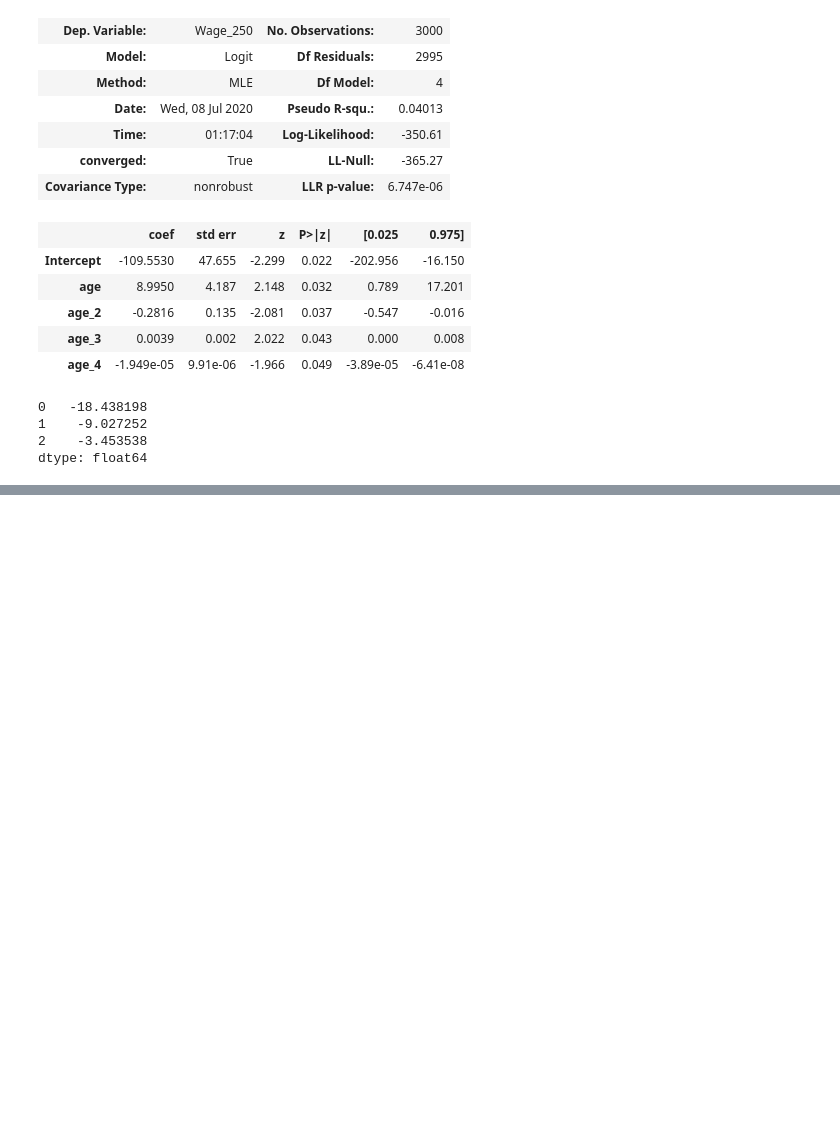
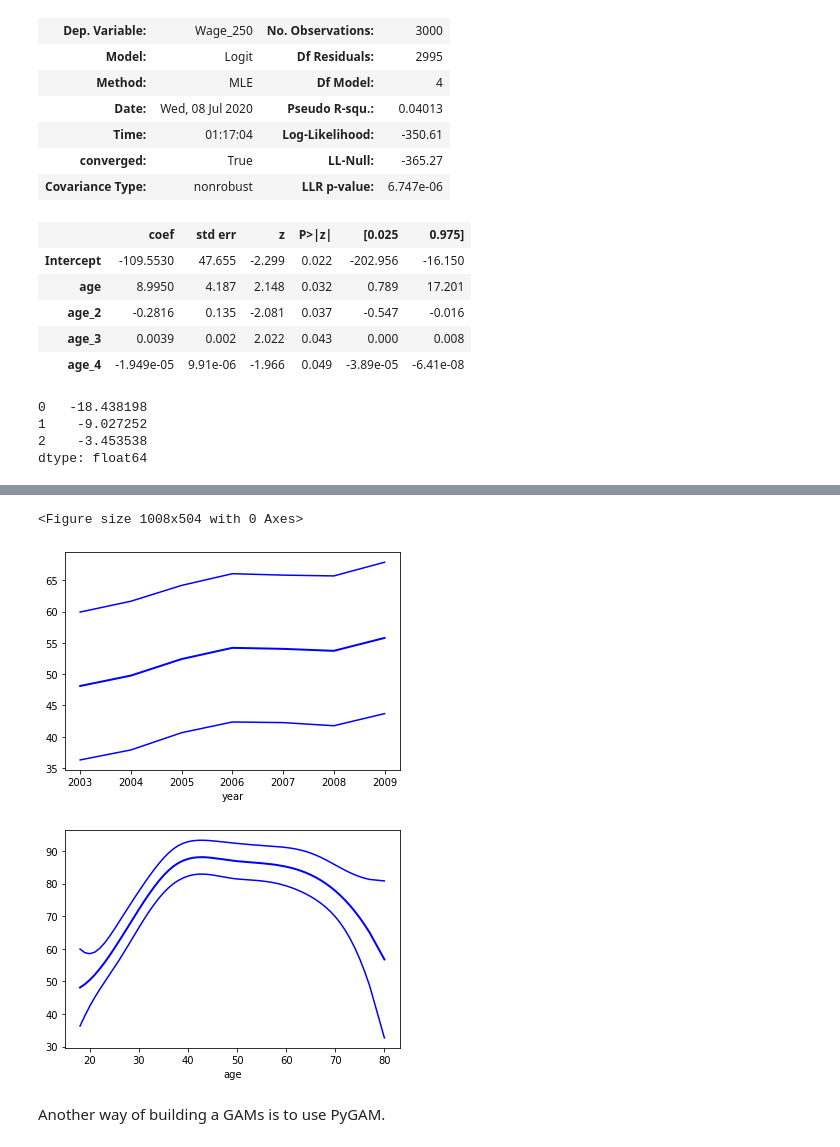
Before and after one commit to atystats/ISLR_Notes_codes, a Jupyter notebook: Chapter 7.ipynb, the cells around one changed output, grey strips where cells are left out. Saved outputs shown, nothing was run; the diff lists cells and outputs as text; code cells hidden in the pictures; blank space fills up the shorter version.

```diff
--- a/Chapter 7.ipynb
+++ b/Chapter 7.ipynb
@@ -622,0 +627,4 @@ The fitted values above are the log odds of Y = 1 and not the probability. To ge
+# %%
+# Creating a categorical varaible with 4 bins.
+Wage["age_step4"] = pd.cut(Wage.age, bins=4)
+Wage["age_step4"].value_counts()
@@ -622,0 +653,7 @@ The fitted values above are the log odds of Y = 1 and not the probability. To ge
+# %%
+x_spline = Wage[["year","age"]] # Selecting variables for spline
+bs4 = BSplines(x_spline, df=[5,6], degree=[3,3]) # Creating a spline for year and age variable with 4 and 5 df.
+
+# This model has spline effect for age and year and average effect for education
+gam_bs = GLMGam.from_formula('wage ~ education', data=Wage,
+                             smoother=bs4).fit()
@@ -622,0 +678,11 @@ The fitted values above are the log odds of Y = 1 and not the probability. To ge
+# %%
+fig = plt.figure(figsize = (14,7))
+ax1 = gam_bs.plot_partial(0,cpr = False)
+ax2 = gam_bs.plot_partial(1,cpr = False)
+plt.show()
+# %% [output]
+<Figure size 1008x504 with 0 Axes>
+[figure, added]
+[figure, added]
+# %% [markdown]
+Another way of building a GAMs is to use PyGAM.
```
Also changed, not shown: parts of 10 cells of this notebook.
